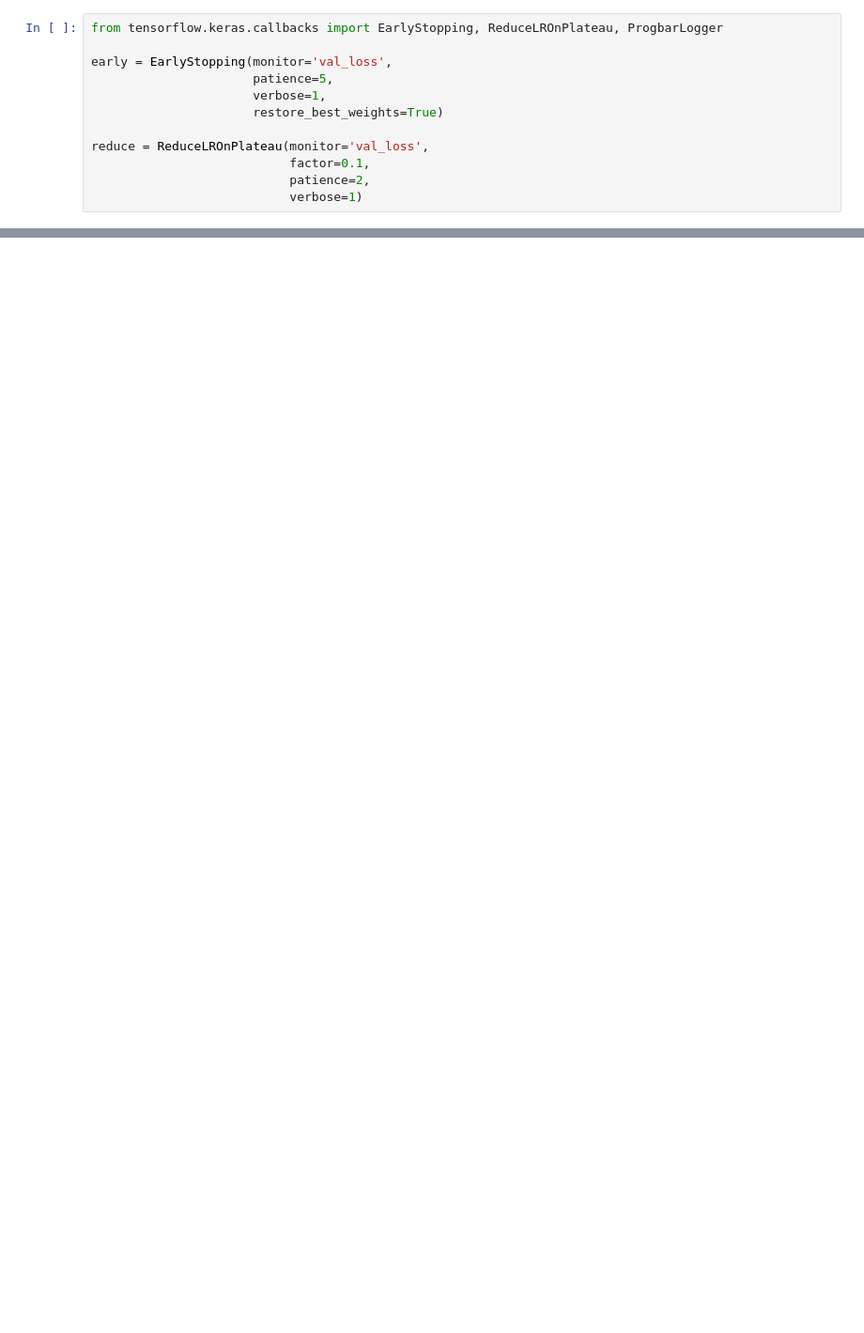
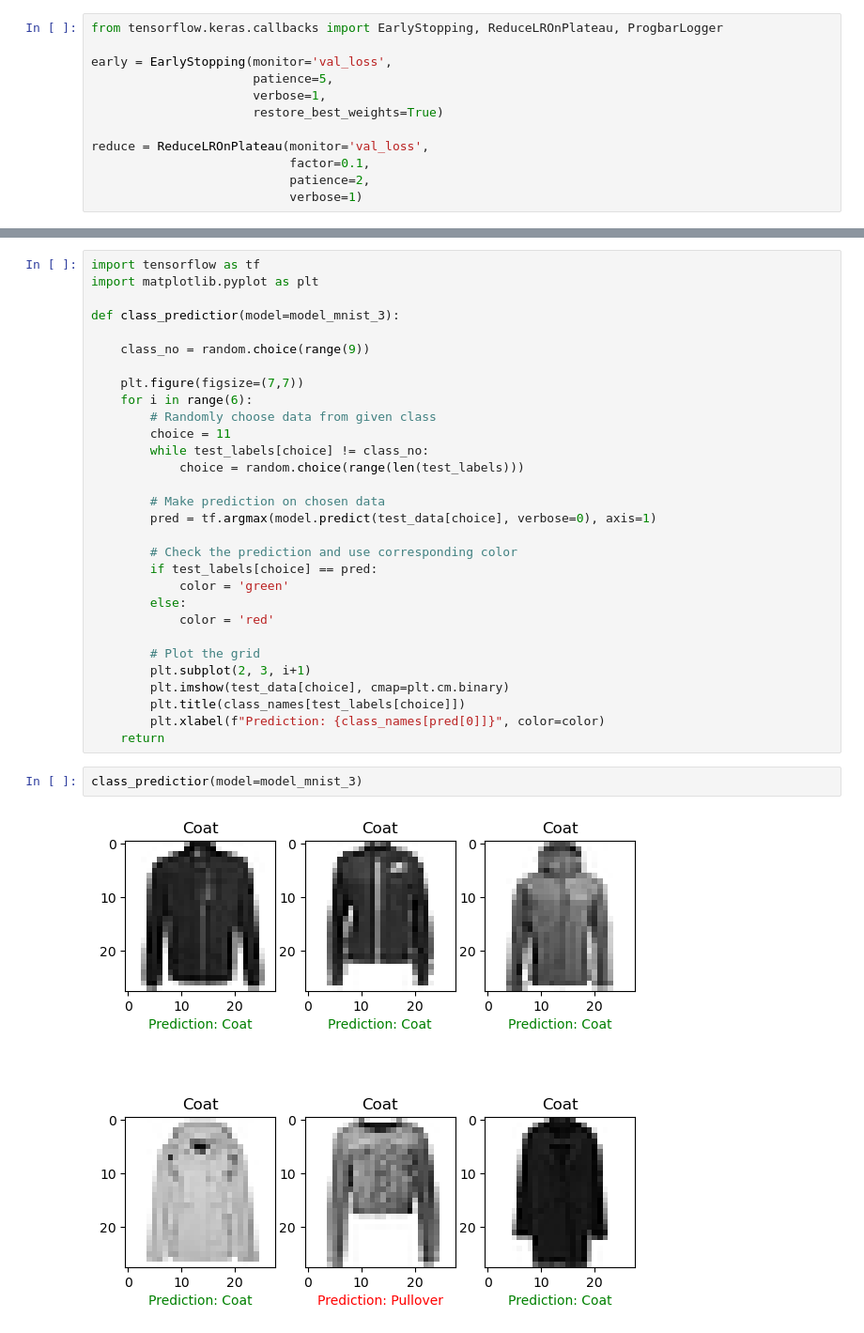
Before and after one commit to pawelkiszczak/tensorflow, a Jupyter notebook: colab_notebooks/02_exercises.ipynb, the cells around one changed output, grey strips where cells are left out. Shown: that part at 94% size. Saved outputs shown, nothing was run; the diff lists cells and outputs as text; blank space fills up the shorter version.

```diff
--- a/colab_notebooks/02_exercises.ipynb
+++ b/colab_notebooks/02_exercises.ipynb
@@ -427,0 +520,34 @@ Two models reached and broke 88%+ barrier to pass the exercise. Previous ones we
+# %%
+import tensorflow as tf
+import matplotlib.pyplot as plt
+
+def class_predictior(model=model_mnist_3):
+
+    class_no = random.choice(range(9))
+
+    plt.figure(figsize=(7,7))
+    for i in range(6):
+        # Randomly choose data from given class
+        choice = 11
+        while test_labels[choice] != class_no:
+            choice = random.choice(range(len(test_labels)))
+
+		# Make prediction on chosen data
+        pred = tf.argmax(model.predict(test_data[choice], verbose=0), axis=1)
+
+        # Check the prediction and use corresponding color
+        if test_labels[choice] == pred:
+            color = 'green'
+        else:
+            color = 'red'
+
+        # Plot the grid
+        plt.subplot(2, 3, i+1)
+        plt.imshow(test_data[choice], cmap=plt.cm.binary)
+        plt.title(class_names[test_labels[choice]])
+        plt.xlabel(f"Prediction: {class_names[pred[0]]}", color=color)
+    return
+# %%
+class_predictior(model=model_mnist_3)
+# %% [output]
+[figure, added]
```
Also changed, not shown: parts of 20 cells of this notebook.
